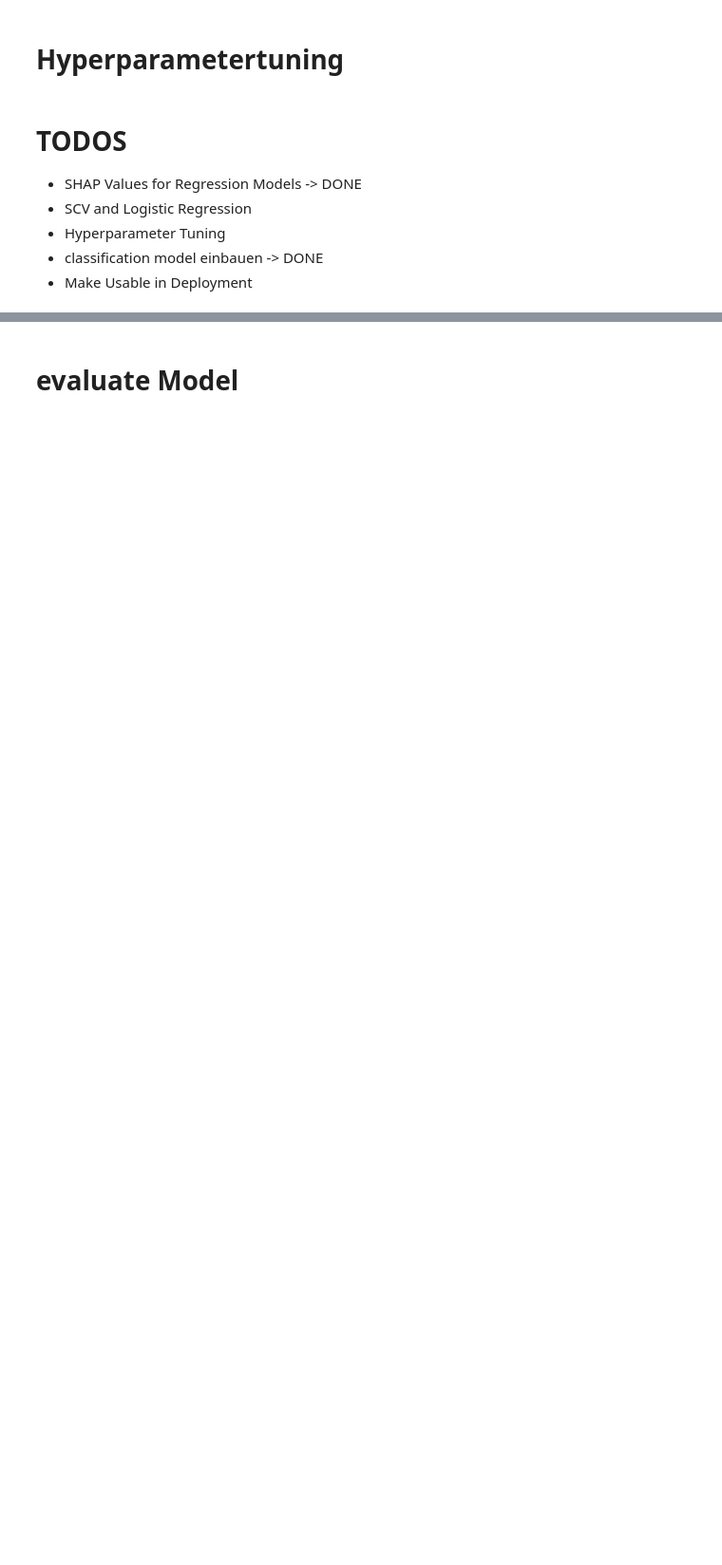
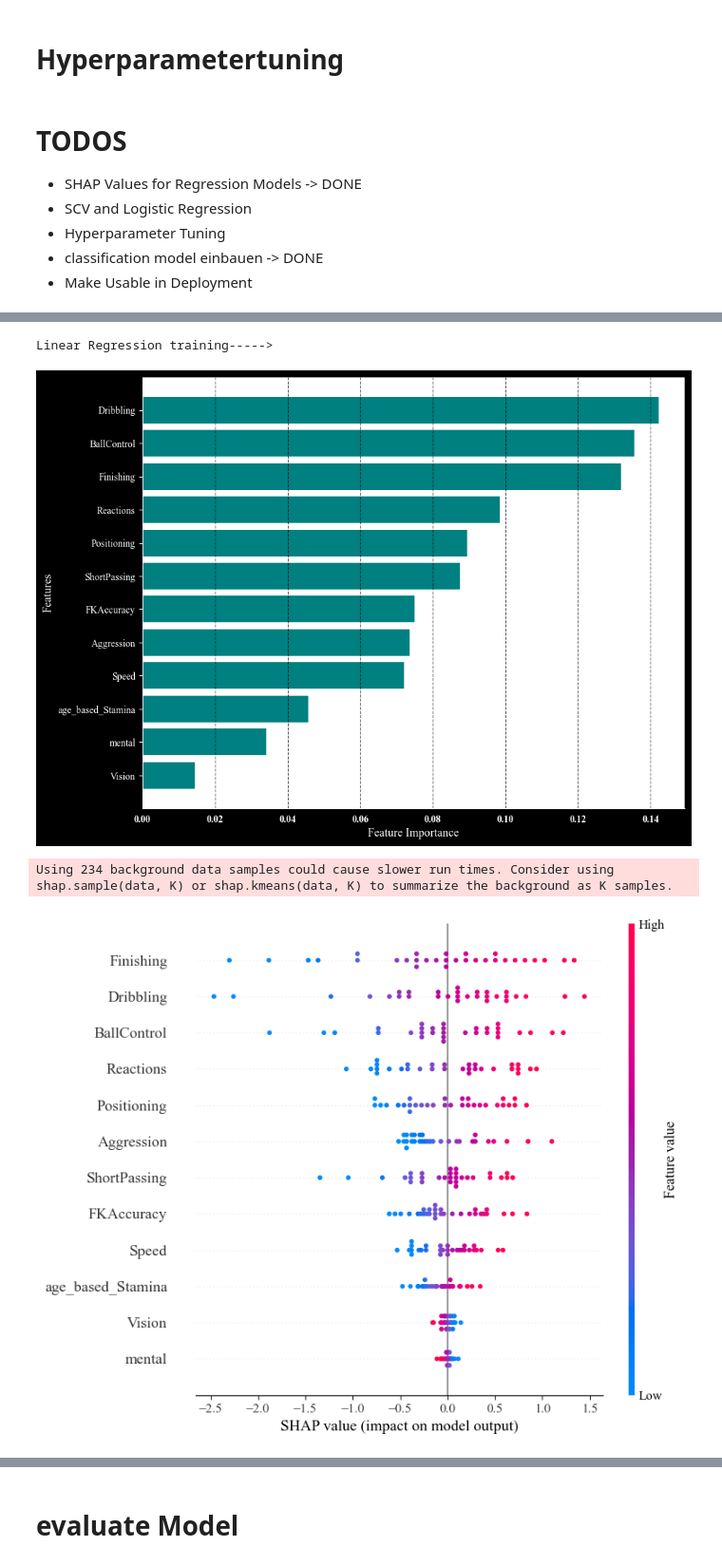
Before and after one commit to robb1302/statsfaction, a Jupyter notebook: scripts/sport_analytics/model/what was his name again_offense_regression.ipynb, the cells around one changed output, grey strips where cells are left out. Shown at 95% size. Saved outputs shown, nothing was run; the diff lists cells and outputs as text; code cells hidden in the pictures; blank space fills up the shorter version.

```diff
--- a/scripts/sport_analytics/model/what was his name again_offense_regression.ipynb
+++ b/scripts/sport_analytics/model/what was his name again_offense_regression.ipynb
@@ -7,7 +7,7 @@ CV = 5
 SCORING = ''
 SAVE_MODEL_NAME = 'offense_regressor'
 CLASS_WEIGHTS = 'balanced'
-EXPERIEMENT_NAME = "offense_potential_predictor_regression"
+EXPERIEMENT_NAME = "offense_potential_predictor_regression_model_selection"
 RUN_NAME = None
 TARGET_OVERALL = 80
 
@@ -32,9 +32,8 @@ PLAYER_ATTRIBUTES = ['Crossing', 'Finishing','shooting_technique','mental'
        'age_based_Stamina', 'age_based_Positioning', 'age_based_Vision',
        'age_based_Finishing', 'age_based_BallControl']
 
-PLAYER_ATTRIBUTES = [ 'shooting', 'ShortPassing','Dribbling','BallControl',
-                     'SprintSpeed', 'Agility','Composure', 'Reactions',
-                     'Aggression', 'Interceptions', 'Positioning', 'Vision']
+PLAYER_ATTRIBUTES = [ 'Finishing','FKAccuracy','ShortPassing','Dribbling','BallControl',
+                     'Speed',  'Reactions', 'Aggression','mental','age_based_Stamina','Positioning', 'Vision']
 # %%
 import os
 import pandas as pd
@@ -337,23 +390,40 @@ from sklearn.metrics import mean_squared_error, mean_absolute_error, r2_score
 
 
 
+from sklearn.linear_model import Ridge, Lasso, ElasticNet
+from sklearn.svm import SVR
+from sklearn.neighbors import KNeighborsRegressor
+from sklearn.ensemble import GradientBoostingRegressor
+from sklearn.neural_network import MLPRegressor
+from sklearn.ensemble import AdaBoostRegressor
+
 regression_models = {
+    'Ridge Regression': Ridge(),
+    'AdaBoost Regressor': AdaBoostRegressor(random_state=42),
+
+    'Lasso Regression': Lasso(),
+    'ElasticNet Regression': ElasticNet(),
     'Linear Regression': LinearRegression(),
-    # 'Decision Tree Regressor': DecisionTreeRegressor(random_state=42),
     'Random Forest Regressor': RandomForestRegressor(random_state=42),
+    'Gradient Boosting Regressor': GradientBoostingRegressor(random_state=42),
     'XGBoost Regressor': xgb.XGBRegressor(random_state=42),
-    'LightGBM Regressor': lgb.LGBMRegressor(random_state=42),
+    'LightGBM Regressor': lgb.LGBMRegressor(random_state=42)
+    # Add more models as needed
 }
 
 
 regression_results = {}
-
+import datetime
 # Set the experiment name
 mlflow.set_experiment(EXPERIEMENT_NAME)
 
 # Start MLflow run with a specific run name and description
 for model_name, model in regression_models.items():
-    with mlflow.start_run(run_name=RUN_NAME):
+    from datetime import datetime
+
+    # Get the current timestamp
+    timestamp = datetime.now().strftime("%Y%m%d%H%M%S")
+    with mlflow.start_run(run_name=f"{model_name}_{timestamp}"):
 
         print(model_name, "training----->")
 
@@ -422,3 +492,4 @@ for model_name, results in regression_results.items():
     print(f"Mean Absolute Error: {results['Mean Absolute Error']:.2f}")
     print(f"R2 Score: {results['R2 Score']:.2f}")
     print()
+# %% [output]
@@ -424,0 +497,4 @@ for model_name, results in regression_results.items():
+Linear Regression training----->
+[figure, added]
+Using 234 background data samples could cause slower run times. Consider using shap.sample(data, K) or shap.kmeans(data, K) to summarize the background as K samples.
+[figure, added]
```
Also changed, not shown: parts of 8 cells of this notebook, 5 other files.
